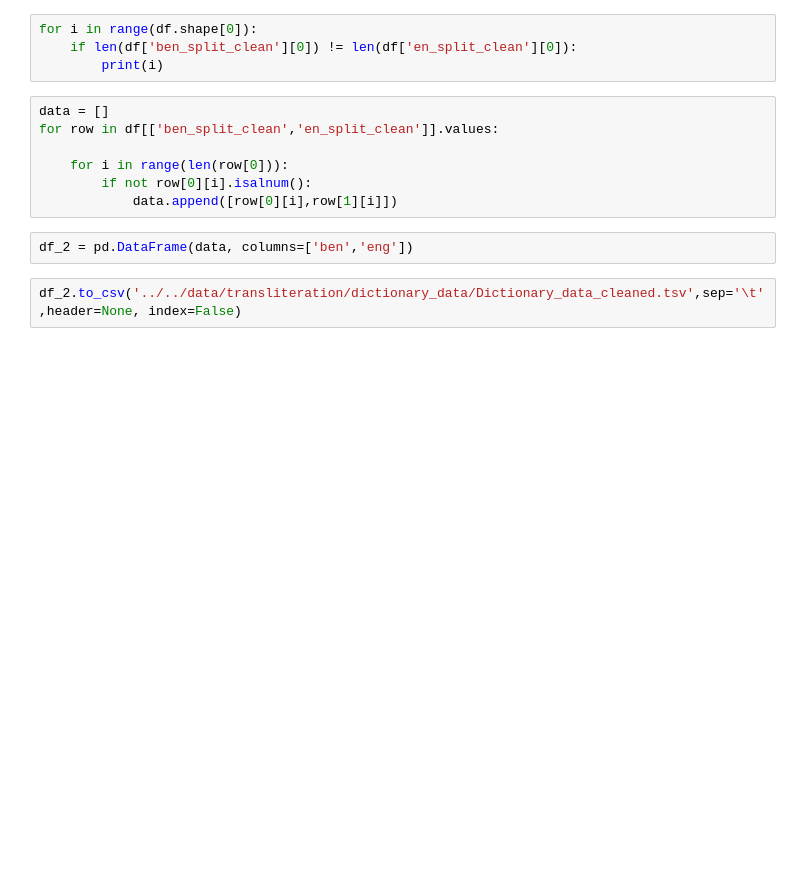
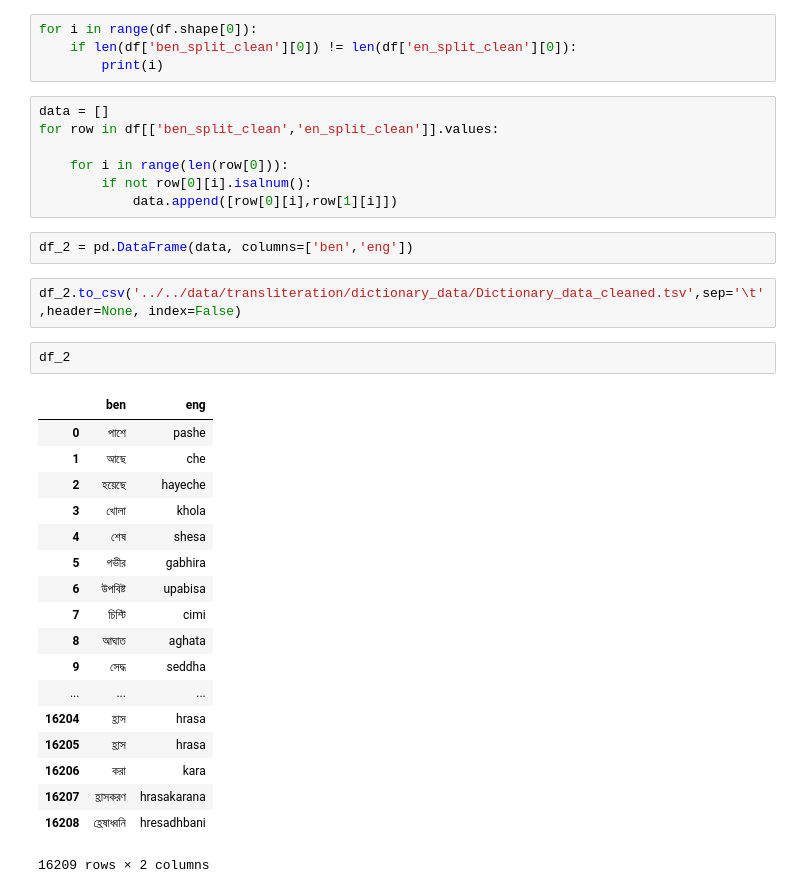
Before and after one commit to Bangla-NLP/BLUE-Benchmark, a Jupyter notebook: src/transliteration/DictionaryDataCleaning.ipynb, the cells around one changed output. Cells and saved outputs as stored; diff of their text form; blank space fills up the shorter version.

```diff
--- a/src/transliteration/DictionaryDataCleaning.ipynb
+++ b/src/transliteration/DictionaryDataCleaning.ipynb
@@ -131,3 +131,24 @@ for row in df[['ben_split_clean','en_split_clean']].values:
 df_2 = pd.DataFrame(data, columns=['ben','eng'])
 # %%
 df_2.to_csv('../../data/transliteration/dictionary_data/Dictionary_data_cleaned.tsv',sep='\t',header=None, index=False)
+# %%
+df_2
+# %% [output]
+|  | ben | eng |
+| 0 | পাশে | pashe |
+| 1 | আছে | che |
+| 2 | হয়েছে | hayeche |
+| 3 | খোলা | khola |
+| 4 | শেষ | shesa |
+| 5 | গভীর | gabhira |
+| 6 | উপবিষ্ট | upabisa |
+| 7 | চিম্টি | cimi |
+| 8 | আঘাত | aghata |
+| 9 | সেদ্ধ | seddha |
+| ... | ... | ... |
+| 16204 | হ্রাস | hrasa |
+| 16205 | হ্রাস | hrasa |
+| 16206 | করা | kara |
+| 16207 | হ্রাসকরণ | hrasakarana |
+| 16208 | হ্রেষাধ্বনি | hresadhbani |
+16209 rows × 2 columns
```
Also changed, not shown: 2 other files.
